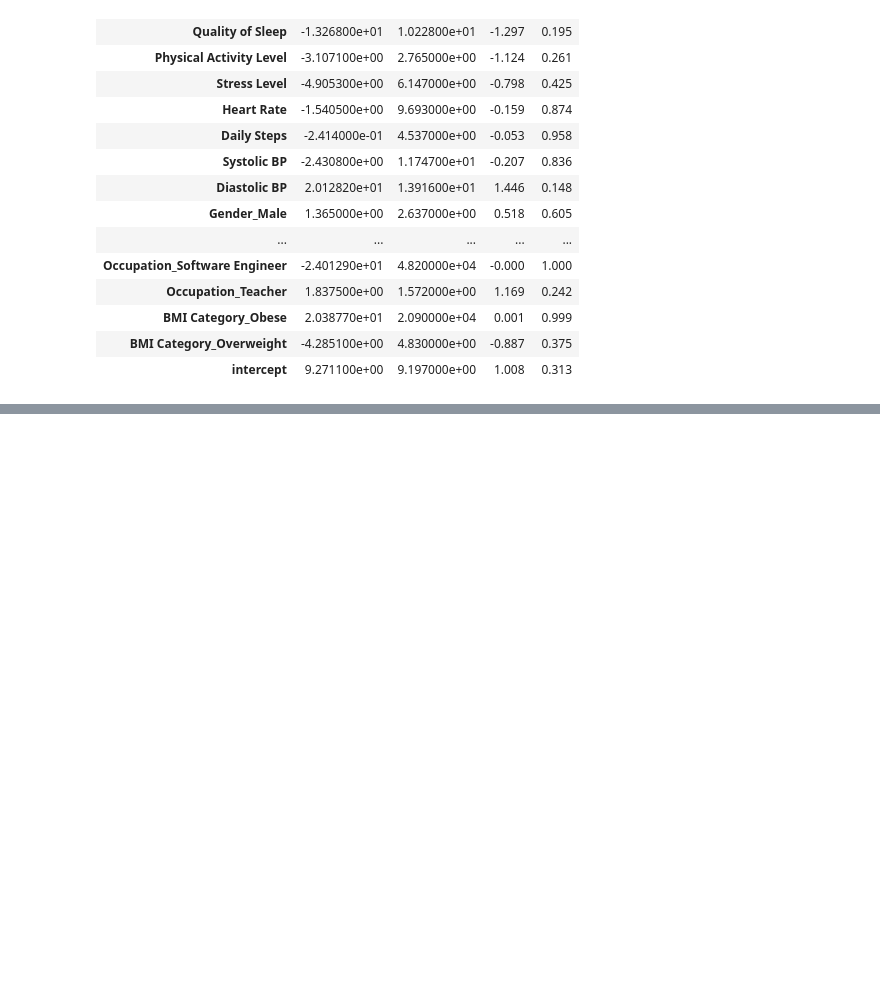
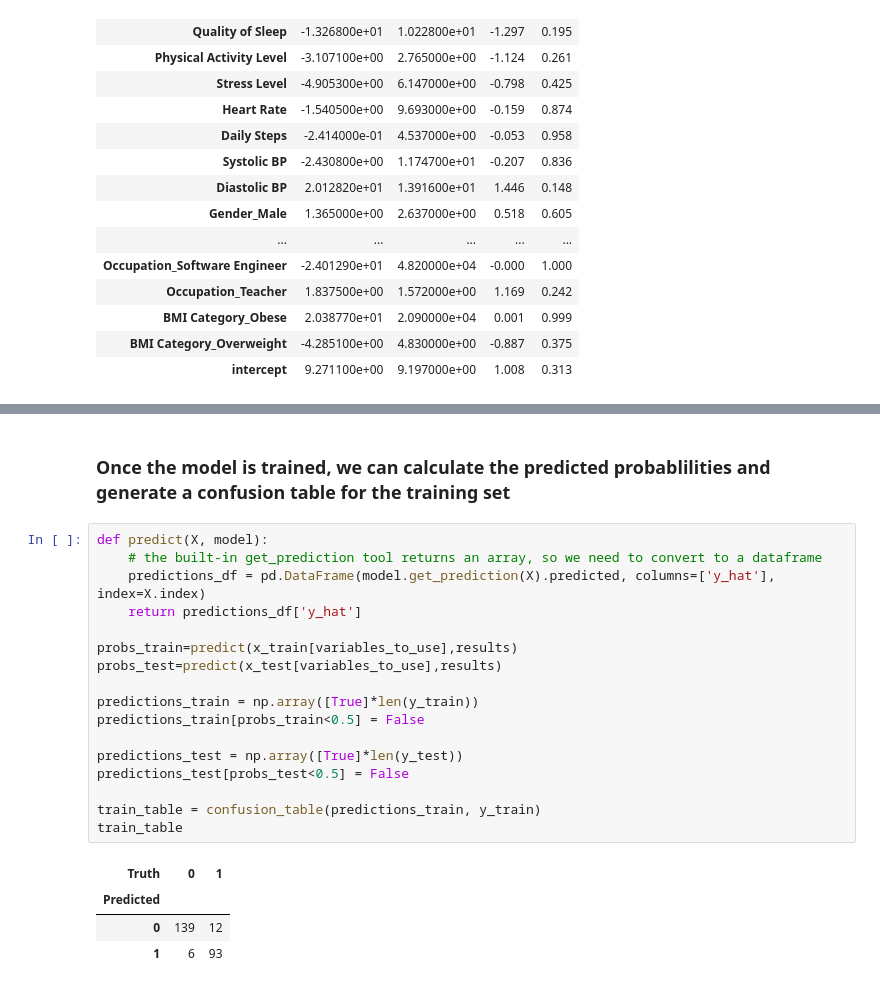
Before and after one commit to ehowells/2600-final-project, a Jupyter notebook: final_project.ipynb, the cells around one changed output, grey strips where cells are left out. Cells and saved outputs as stored; diff of their text form; blank space fills up the shorter version.

```diff
--- a/final_project.ipynb
+++ b/final_project.ipynb
@@ -116,0 +156,24 @@ summarize(initial_results)
+# %% [markdown]
+### Once the model is trained, we can calculate the predicted probablilities and generate a confusion table for the training set
+# %%
+def predict(X, model):
+    # the built-in get_prediction tool returns an array, so we need to convert to a dataframe
+    predictions_df = pd.DataFrame(model.get_prediction(X).predicted, columns=['y_hat'], index=X.index)
+    return predictions_df['y_hat']
+
+probs_train=predict(x_train[variables_to_use],results)
+probs_test=predict(x_test[variables_to_use],results)
+
+predictions_train = np.array([True]*len(y_train))
+predictions_train[probs_train<0.5] = False
+
+predictions_test = np.array([True]*len(y_test))
+predictions_test[probs_test<0.5] = False
+
+train_table = confusion_table(predictions_train, y_train)
+train_table
+# %% [output]
+| Truth | 0 | 1 |
+| Predicted |  |  |
+| 0 | 139 | 12 |
+| 1 | 6 | 93 |
```
Also changed, not shown: parts of 14 cells of this notebook.
